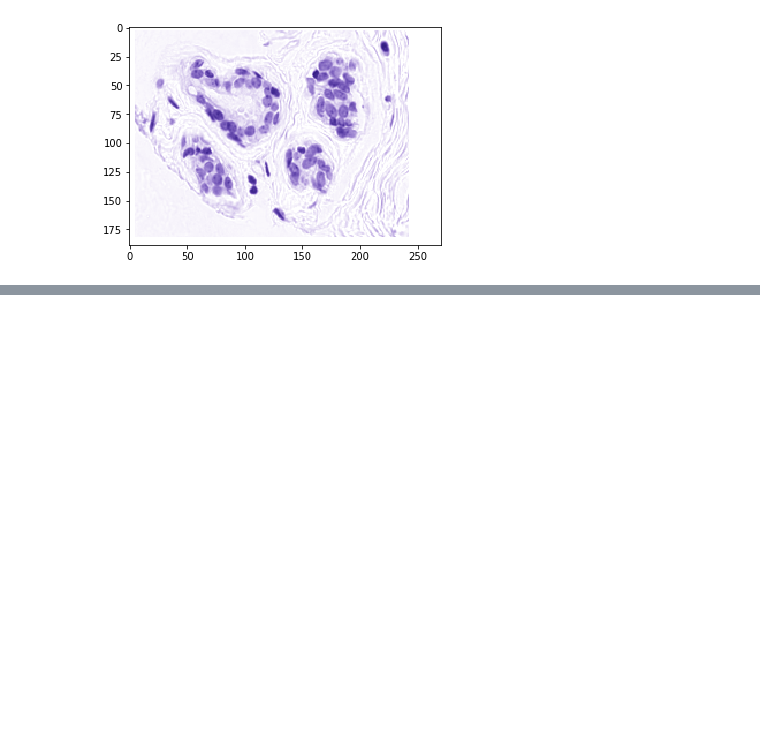
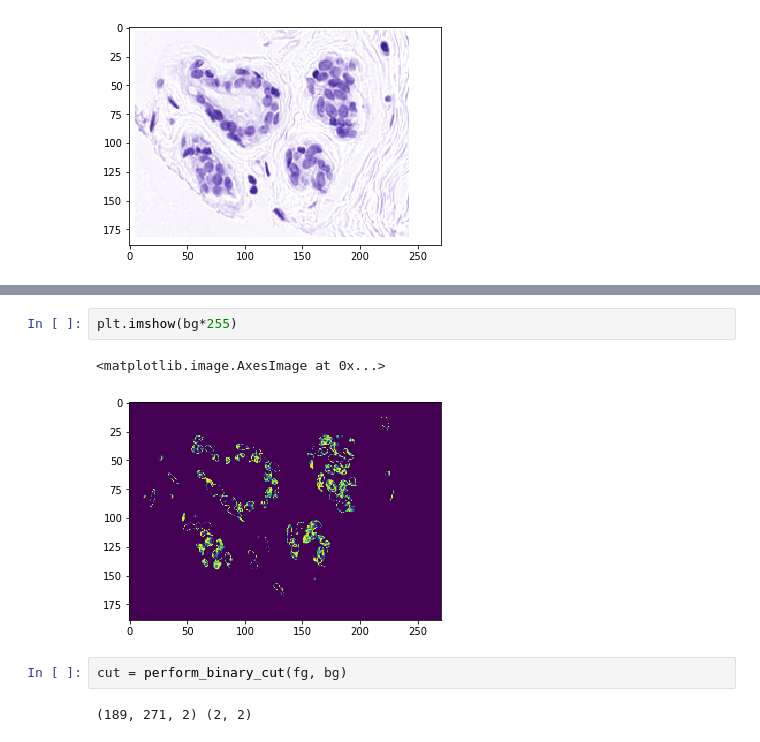
Before and after one commit to saketkc/pyvirchow, a Jupyter notebook: notebooks/04.Normalization-demo.ipynb, the cells around one changed output, grey strips where cells are left out. Drawn from its saved outputs; the diff is of its cells as text; blank space fills up the shorter version.

```diff
--- a/notebooks/04.Normalization-demo.ipynb
+++ b/notebooks/04.Normalization-demo.ipynb
@@ -1028,0 +1013,9 @@ macenko_fit.get_hematoxylin_stain()
+# %%
+plt.imshow(bg*255)
+# %% [output]
+<matplotlib.image.AxesImage at 0x...>
+[figure, added]
+# %%
+cut = perform_binary_cut(fg, bg)
+# %% [output]
+(189, 271, 2) (2, 2)
```
Also changed, not shown: parts of 26 cells of this notebook, 8 other files.
